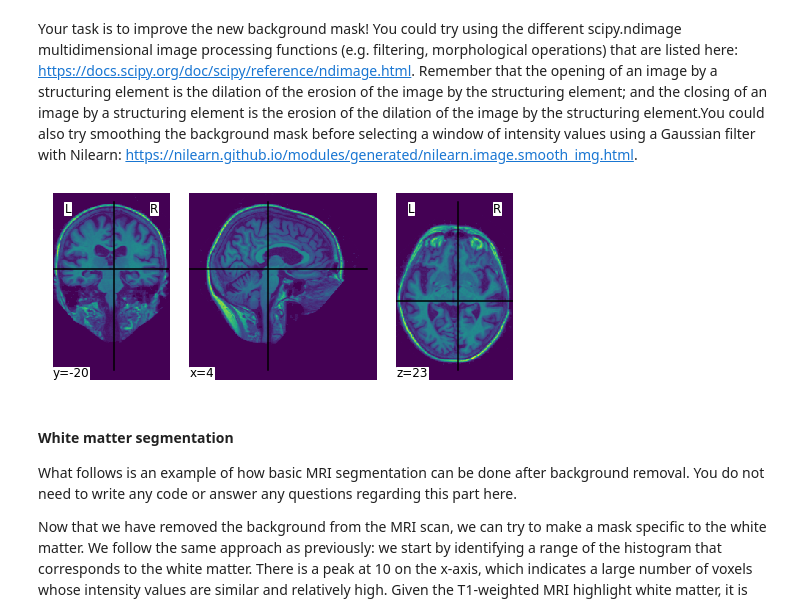
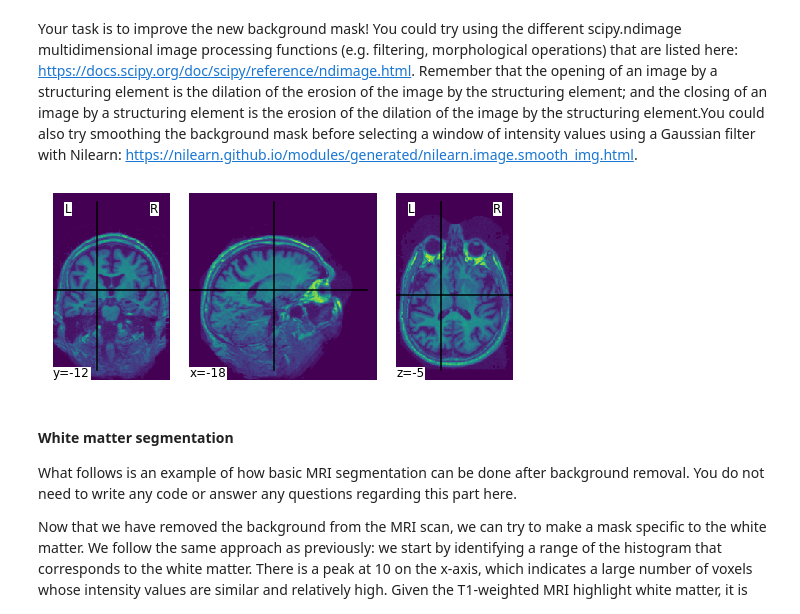
Before and after one commit to lphoogenboom/altenheim, a Jupyter notebook: Jupyter/Part_II_SC42140.ipynb, the cells around one changed output. Cells and saved outputs as stored; diff of their text form; code cells hidden in the pictures.

Commit message:
saves graphics

```diff
--- a/Jupyter/Part_II_SC42140.ipynb
+++ b/Jupyter/Part_II_SC42140.ipynb
@@ -125,4 +125,4 @@ plt.show()
 # %%
 # Apply morphological operations to background mask
 struct = ndimage.generate_binary_structure(3, 3)
-new_background_mask = ndimage.grey_opening(background_mask, structure=struct).astype(image_data.dtype)
+new_background_mask = ndimage.grey_opening(background_mask, structure=struct).astype(patientData.dtype)
@@ -139,13 +137,13 @@ NameError: name 'new_background_mask' is not defined
 Your task is to improve the new background mask! You could try using the different scipy.ndimage multidimensional image processing functions (e.g. filtering, morphological operations) that are listed here: https://docs.scipy.org/doc/scipy/reference/ndimage.html. Remember that the opening of an image by a structuring element is the dilation of the erosion of the image by the structuring element; and the closing of an image by a structuring element is the erosion of the dilation of the image by the structuring element.You could also try smoothing the background mask before selecting a window of intensity values using a Gaussian filter with Nilearn: https://nilearn.github.io/modules/generated/nilearn.image.smooth_img.html.
 # %%
 # Set background voxels to zero
-image_data_no_background = image_data
+image_data_no_background = patientData
 image_data_no_background[new_background_mask==True] = 0
-image_no_background_nifti = nibabel.Nifti1Image(image_data_no_background, affine_spatial_transform)
+image_no_background_nifti = nibabel.Nifti1Image(image_data_no_background, patientAffine)
 plotting.plot_img(image_no_background_nifti)
 plt.show()
 # %% [output]
-[figure, old version]
+[figure, new version]
 # %% [markdown]
 #### White matter segmentation
 What follows is an example of how basic MRI segmentation can be done after background removal. You do not need to write any code or answer any questions regarding this part here.
```
Also changed, not shown: parts of 6 cells of this notebook, 8 other files.
